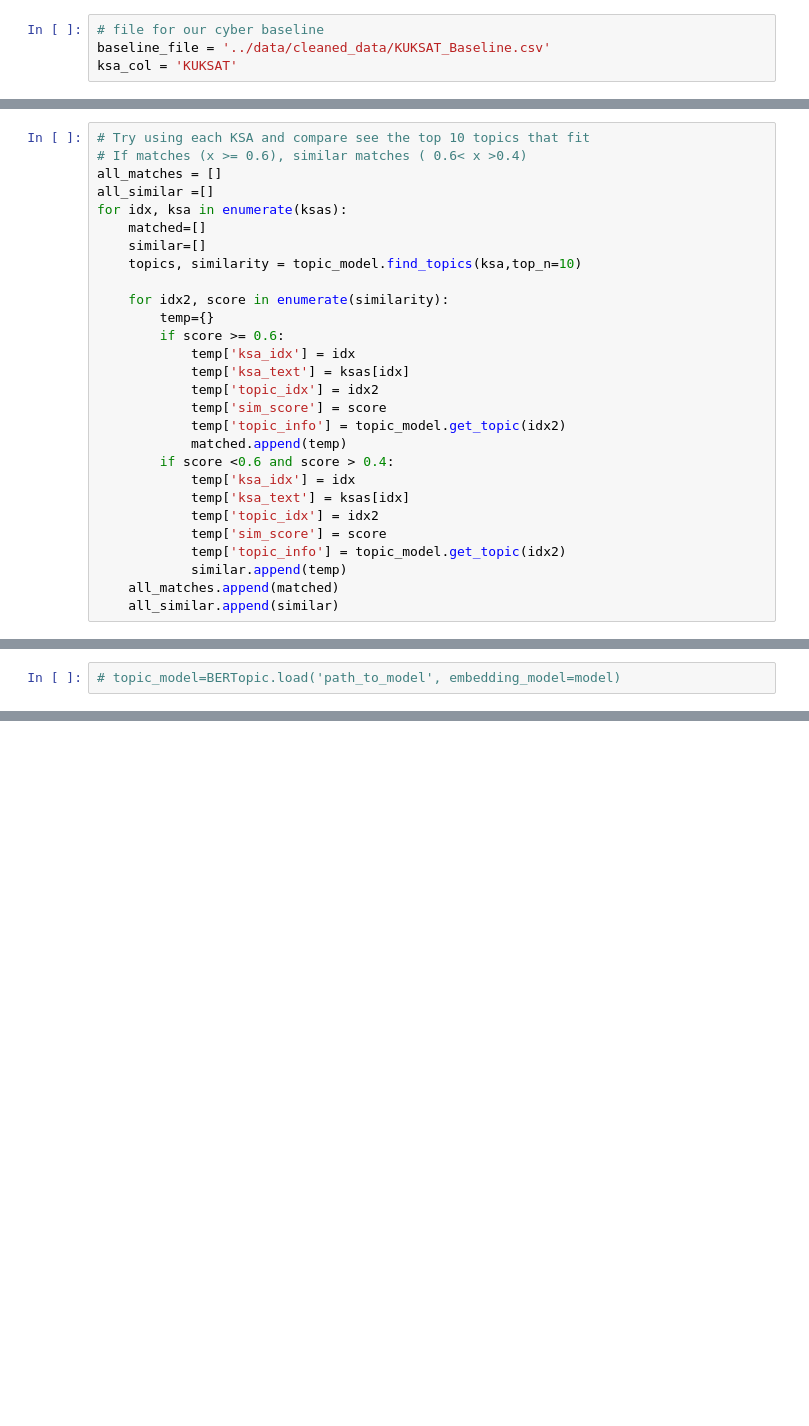
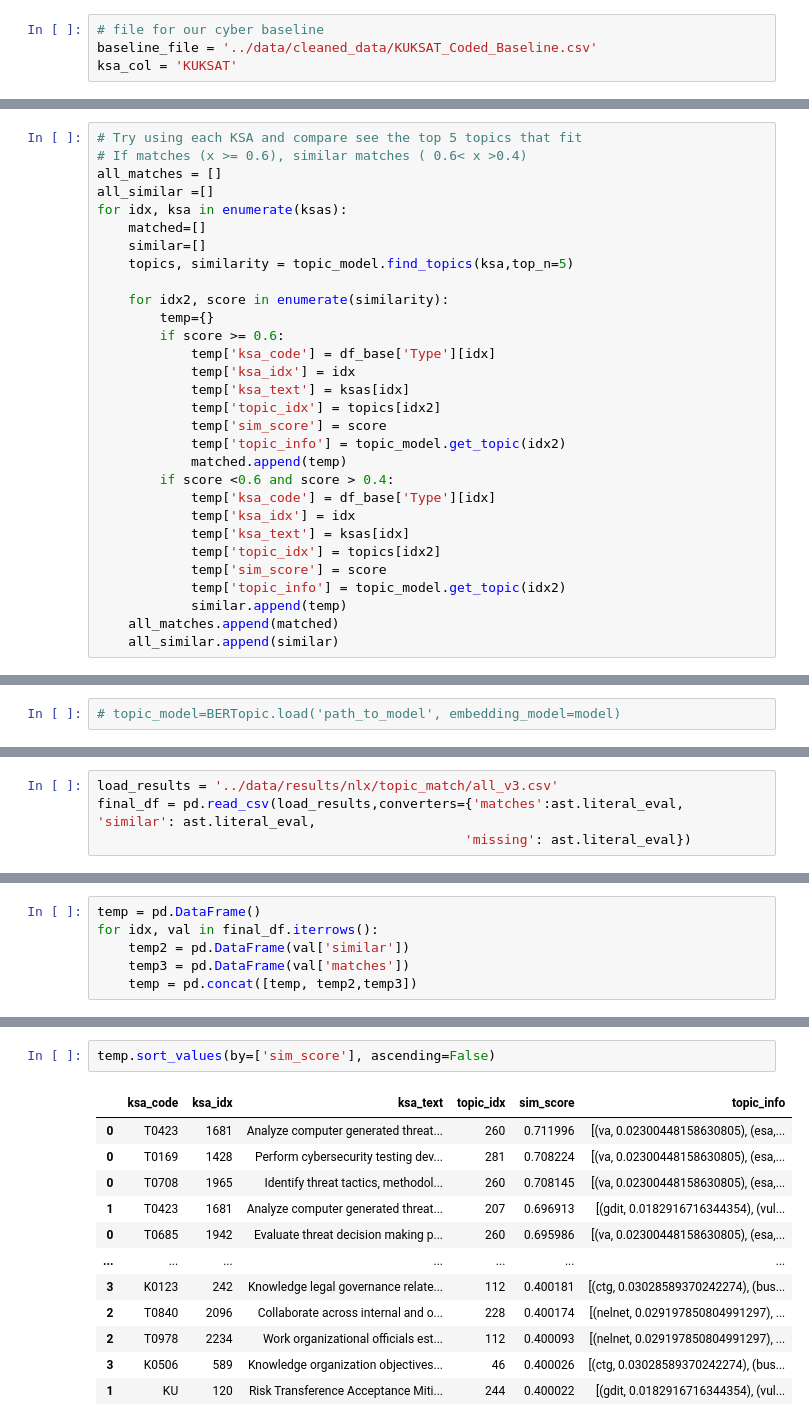
Before and after one commit to jwgargano/CyberWorkForceProject, a Jupyter notebook: scripts/bertopic_template.ipynb, the cells around one changed output, grey strips where cells are left out. Drawn from its saved outputs; the diff is of its cells as text; blank space fills up the shorter version.

```diff
--- a/scripts/bertopic_template.ipynb
+++ b/scripts/bertopic_template.ipynb
@@ -23,7 +22,7 @@ model_name = 'sentence-transformers/paraphrase-distilroberta-base-v2'
 model = SentenceTransformer(model_name)
 # %%
 # file for our cyber baseline
-baseline_file = '../data/cleaned_data/KUKSAT_Baseline.csv'
+baseline_file = '../data/cleaned_data/KUKSAT_Coded_Baseline.csv'
 ksa_col = 'KUKSAT'
 # %%
 # read baselne_file and convert to df
@@ -65,26 +84,28 @@ topic_model.save(model_file)
 # %%
-# Try using each KSA and compare see the top 10 topics that fit
+# Try using each KSA and compare see the top 5 topics that fit
 # If matches (x >= 0.6), similar matches ( 0.6< x >0.4)
 all_matches = []
 all_similar =[]
 for idx, ksa in enumerate(ksas):
     matched=[]
     similar=[]
-    topics, similarity = topic_model.find_topics(ksa,top_n=10)
+    topics, similarity = topic_model.find_topics(ksa,top_n=5)
 
     for idx2, score in enumerate(similarity):
         temp={}
         if score >= 0.6:
+            temp['ksa_code'] = df_base['Type'][idx]
             temp['ksa_idx'] = idx
             temp['ksa_text'] = ksas[idx]
-            temp['topic_idx'] = idx2
+            temp['topic_idx'] = topics[idx2]
             temp['sim_score'] = score
             temp['topic_info'] = topic_model.get_topic(idx2)
             matched.append(temp)
         if score <0.6 and score > 0.4:
+            temp['ksa_code'] = df_base['Type'][idx]
             temp['ksa_idx'] = idx
             temp['ksa_text'] = ksas[idx]
-            temp['topic_idx'] = idx2
+            temp['topic_idx'] = topics[idx2]
             temp['sim_score'] = score
             temp['topic_info'] = topic_model.get_topic(idx2)
             similar.append(temp)
@@ -161,0 +178,4 @@ topic_model.visualize_barchart()
+# %%
+load_results = '../data/results/nlx/topic_match/all_v3.csv'
+final_df = pd.read_csv(load_results,converters={'matches':ast.literal_eval, 'similar': ast.literal_eval,
+                                               'missing': ast.literal_eval})
@@ -161,0 +193,6 @@ topic_model.visualize_barchart()
+# %%
+temp = pd.DataFrame()
+for idx, val in final_df.iterrows():
+    temp2 = pd.DataFrame(val['similar'])
+    temp3 = pd.DataFrame(val['matches'])
+    temp = pd.concat([temp, temp2,temp3])
@@ -161,0 +334,15 @@ topic_model.visualize_barchart()
+# %%
+temp.sort_values(by=['sim_score'], ascending=False)
+# %% [output]
+|  | ksa_code | ksa_idx | ksa_text | topic_idx | sim_score | topic_info |
+| 0 | T0423 | 1681 | Analyze computer generated threat... | 260 | 0.711996 | [(va, 0.02300448158630805), (esa,... |
+| 0 | T0169 | 1428 | Perform cybersecurity testing dev... | 281 | 0.708224 | [(va, 0.02300448158630805), (esa,... |
+| 0 | T0708 | 1965 | Identify threat tactics, methodol... | 260 | 0.708145 | [(va, 0.02300448158630805), (esa,... |
+| 1 | T0423 | 1681 | Analyze computer generated threat... | 207 | 0.696913 | [(gdit, 0.0182916716344354), (vul... |
+| 0 | T0685 | 1942 | Evaluate threat decision making p... | 260 | 0.695986 | [(va, 0.02300448158630805), (esa,... |
+| ... | ... | ... | ... | ... | ... | ... |
+| 3 | K0123 | 242 | Knowledge legal governance relate... | 112 | 0.400181 | [(ctg, 0.03028589370242274), (bus... |
+| 2 | T0840 | 2096 | Collaborate across internal and o... | 228 | 0.400174 | [(nelnet, 0.029197850804991297), ... |
+| 2 | T0978 | 2234 | Work organizational officials est... | 112 | 0.400093 | [(nelnet, 0.029197850804991297), ... |
+| 3 | K0506 | 589 | Knowledge organization objectives... | 46 | 0.400026 | [(ctg, 0.03028589370242274), (bus... |
+| 1 | KU | 120 | Risk Transference Acceptance Miti... | 244 | 0.400022 | [(gdit, 0.0182916716344354), (vul... |
```
Also changed, not shown: parts of 46 cells of this notebook, 1 other file.
